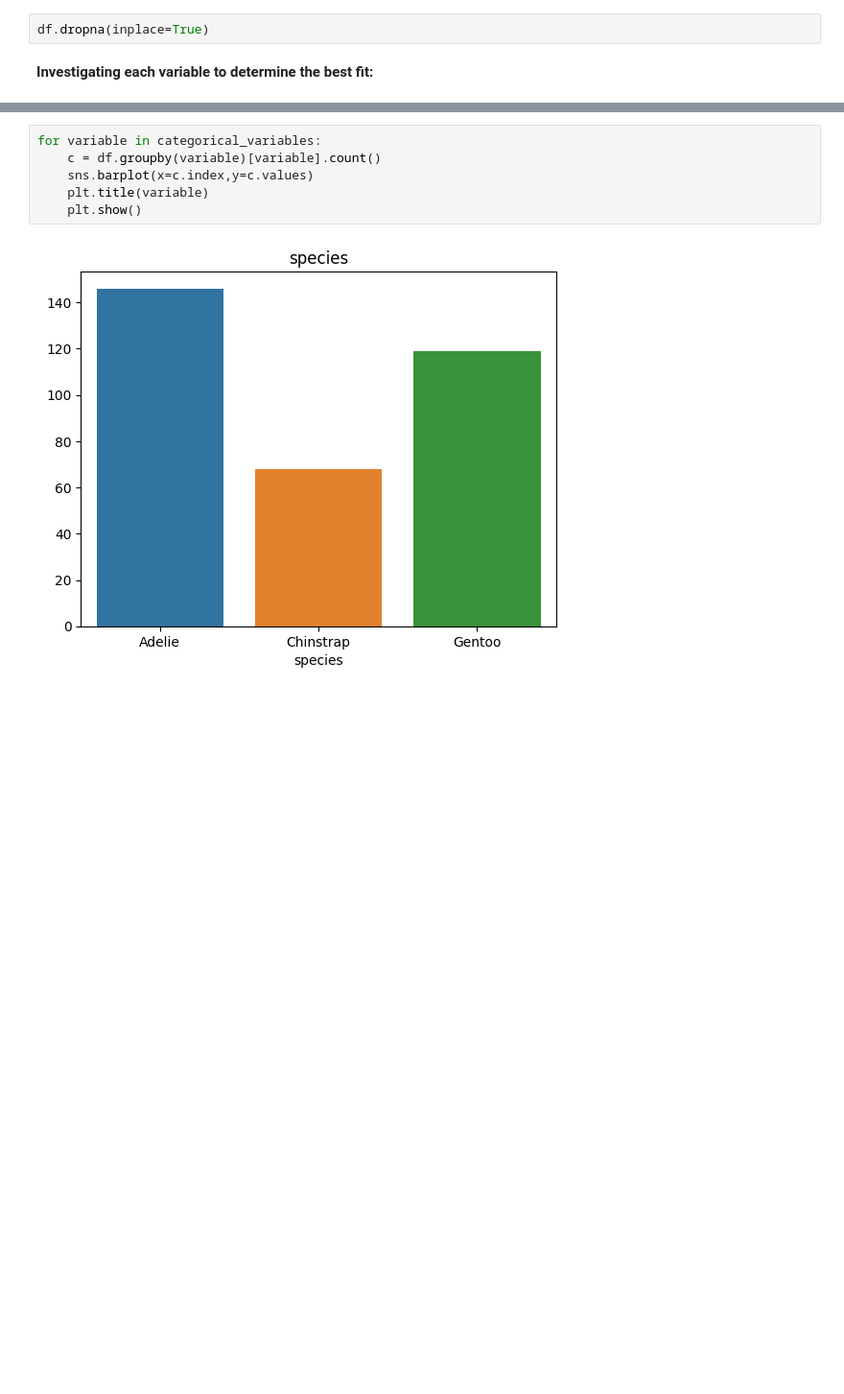
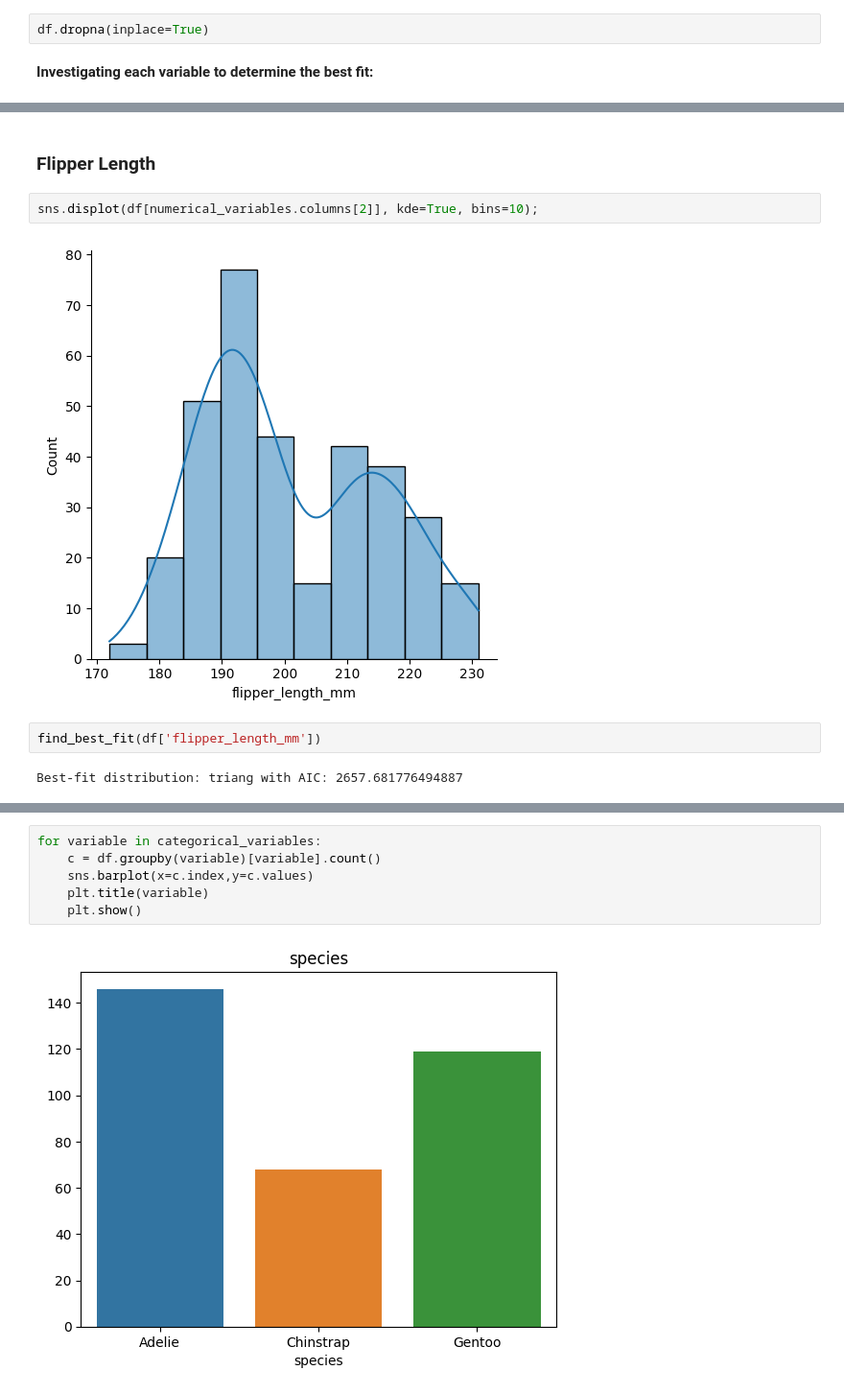
Before and after one commit to damienfarrell/fund-data, a Jupyter notebook: tasks.ipynb, the cells around one changed output, grey strips where cells are left out. Shown: that part at 96% size. Cells and saved outputs as stored; diff of their text form; blank space fills up the shorter version.

```diff
--- a/tasks.ipynb
+++ b/tasks.ipynb
@@ -176,0 +228,10 @@ Right Skewed.
+# %% [markdown]
+### Flipper Length
+# %%
+sns.displot(df[numerical_variables.columns[2]], kde=True, bins=10);
+# %% [output]
+[figure, added]
+# %%
+find_best_fit(df['flipper_length_mm'])
+# %% [output]
+Best-fit distribution: triang with AIC: 2657.681776494887
```
Also changed, not shown: parts of 37 cells of this notebook.
